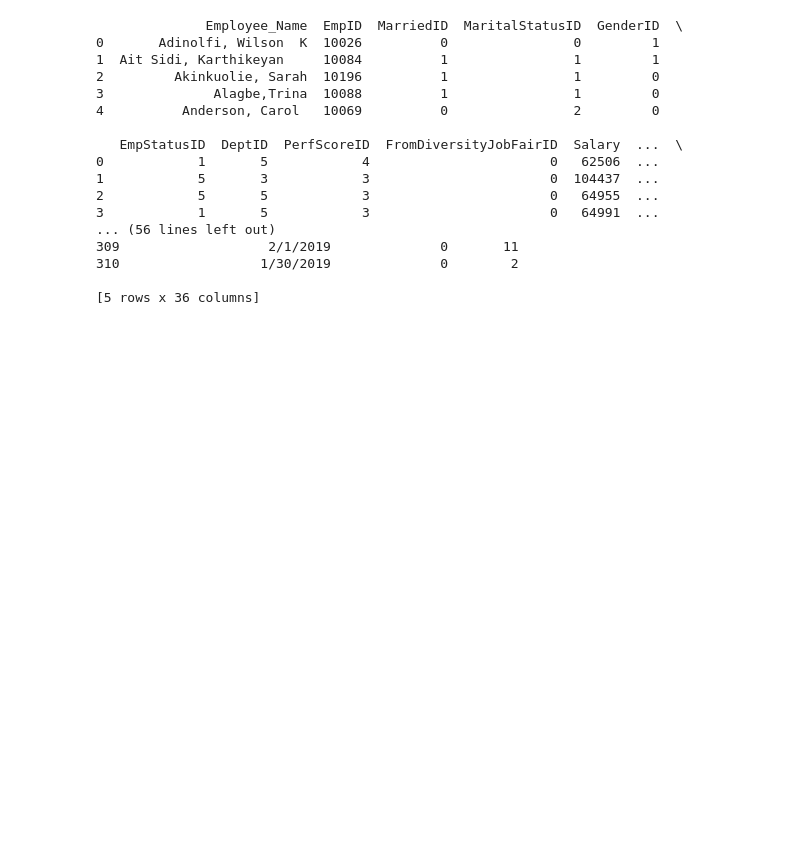
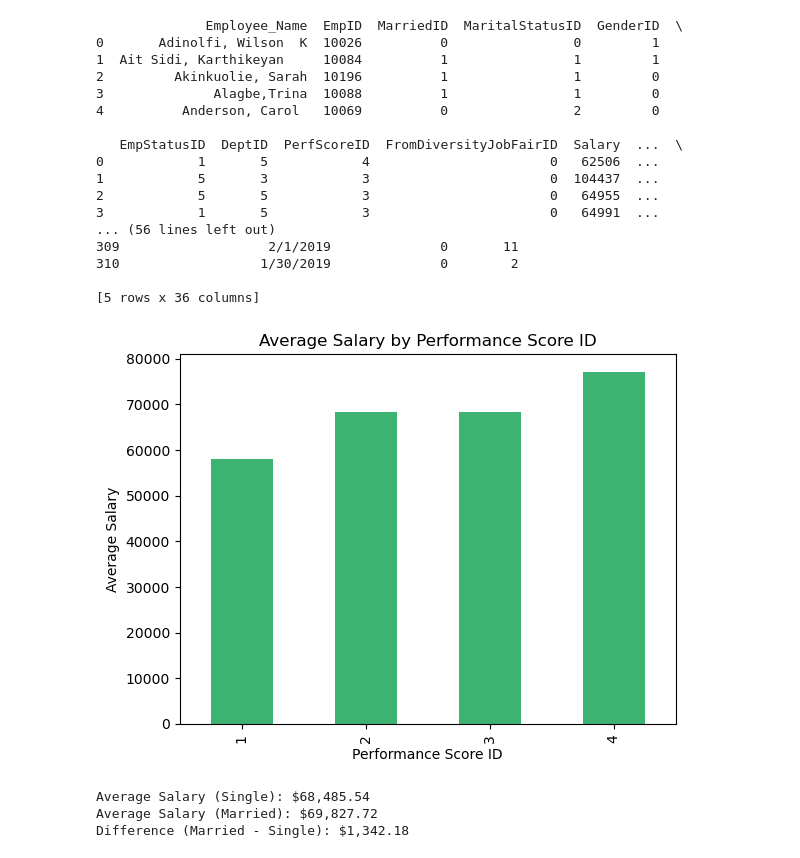
Before and after one commit to Kanitoure5301/tkh_career_analysis, a Jupyter notebook: notebooks/salary_talgat.ipynb, the cells around one changed output. Drawn from its saved outputs; the diff is of its cells as text; code cells hidden in the pictures; blank space fills up the shorter version.

Commit message:
Updated salary_talgat

```diff
--- a/notebooks/salary_talgat.ipynb
+++ b/notebooks/salary_talgat.ipynb
@@ -35,3 +35,28 @@ print(salary.tail())
 310                  1/30/2019              0        2
 
 [5 rows x 36 columns]
+# %%
+# Calculate average salary for each performance score
+avg_salary = salary.groupby('PerfScoreID')['Salary'].mean()
+
+# Plot the bar chart
+avg_salary.plot(kind='bar', color='mediumseagreen')
+plt.xlabel('Performance Score ID')
+plt.ylabel('Average Salary')
+plt.title('Average Salary by Performance Score ID')
+plt.show()
+# %% [output]
+[figure, added]
+# %%
+# Calculate average salary by MarriedID
+avg_salary = salary.groupby('MarriedID')['Salary'].mean()
+
+# Show the difference
+difference = avg_salary[1] - avg_salary[0]
+print(f"Average Salary (Single): ${avg_salary[0]:,.2f}")
+print(f"Average Salary (Married): ${avg_salary[1]:,.2f}")
+print(f"Difference (Married - Single): ${difference:,.2f}")
+# %% [output]
+Average Salary (Single): $68,485.54
+Average Salary (Married): $69,827.72
+Difference (Married - Single): $1,342.18
```
Also changed, not shown: parts of 4 cells of this notebook.
